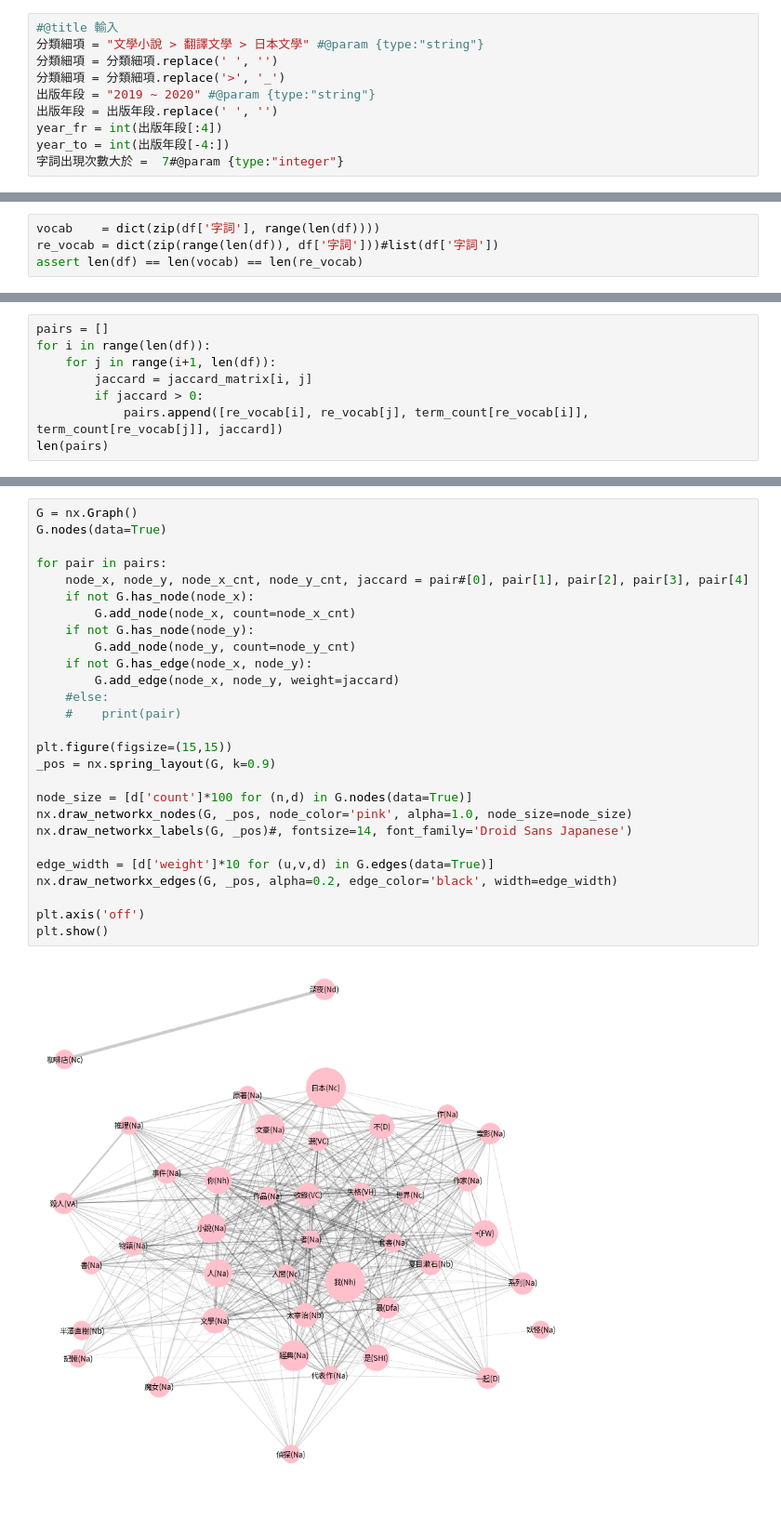
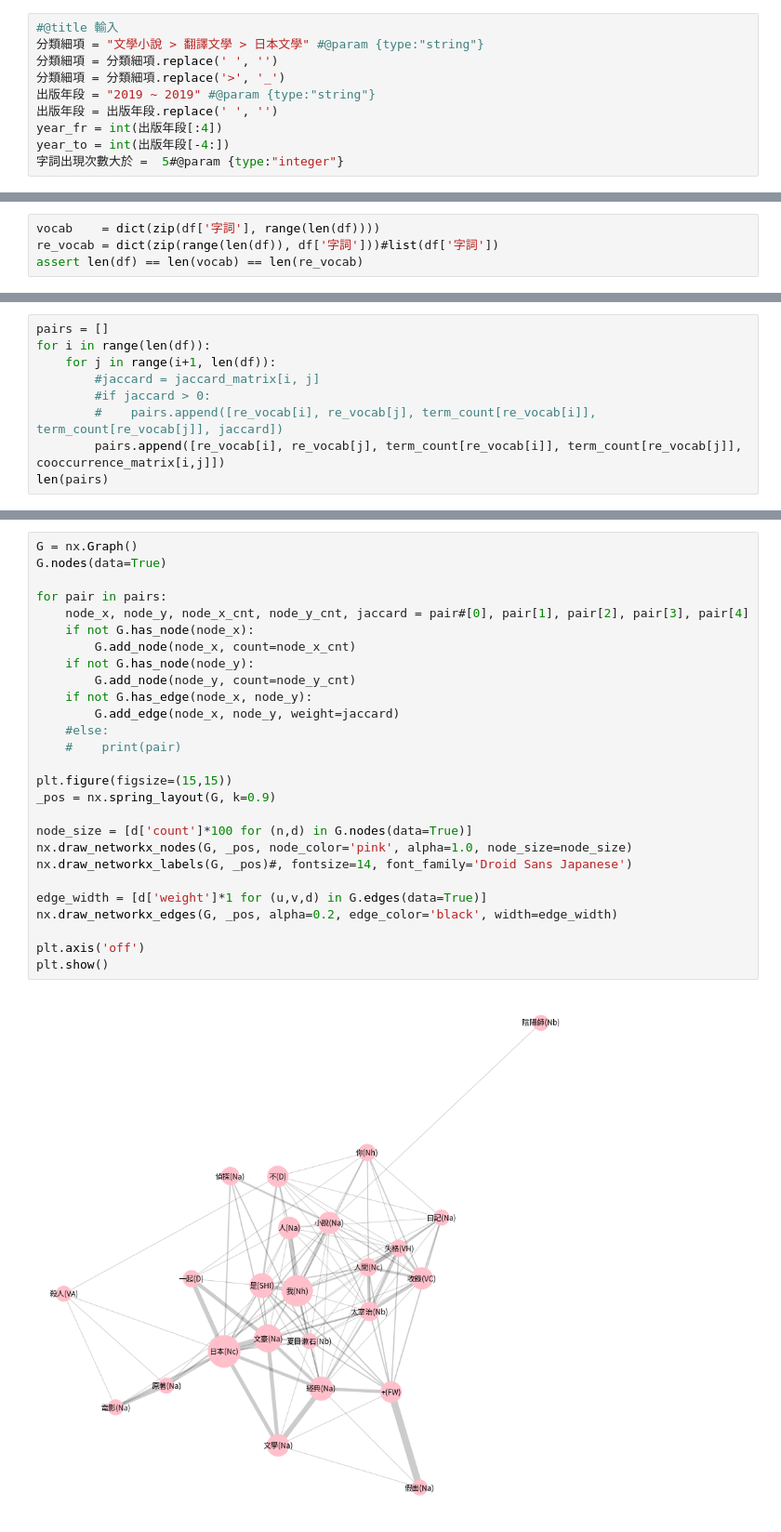
Before and after one commit to x1001000/books-chinese, a Jupyter notebook: Co_occurrence_network.ipynb, the cells around one changed output, grey strips where cells are left out. Shown: that part at 93% size. Cells and saved outputs as stored; diff of their text form.

```diff
--- a/Co_occurrence_network.ipynb
+++ b/Co_occurrence_network.ipynb
@@ -68,11 +68,11 @@ import networkx as nx
 分類細項 = "文學小說 > 翻譯文學 > 日本文學" #@param {type:"string"}
 分類細項 = 分類細項.replace(' ', '')
 分類細項 = 分類細項.replace('>', '_')
-出版年段 = "2019 ~ 2020" #@param {type:"string"}
+出版年段 = "2019 ~ 2019" #@param {type:"string"}
 出版年段 = 出版年段.replace(' ', '')
 year_fr = int(出版年段[:4])
 year_to = int(出版年段[-4:])
-字詞出現次數大於 =  7#@param {type:"integer"}
+字詞出現次數大於 =  5#@param {type:"integer"}
 # %%
 books = pd.read_csv(f'books-chinese-networkx/博客來-中文書_{分類細項}.csv')
 books['出版年'] = pd.Series(int(date[:4]) for date in books['出版日期'])
@@ -295,8 +309,9 @@ array([[1.        , 0.06060606, 0.06666667, ..., 0.        , 0.03846154,
 pairs = []
 for i in range(len(df)):
     for j in range(i+1, len(df)):
-        jaccard = jaccard_matrix[i, j]
-        if jaccard > 0:
-            pairs.append([re_vocab[i], re_vocab[j], term_count[re_vocab[i]], term_count[re_vocab[j]], jaccard])
+        #jaccard = jaccard_matrix[i, j]
+        #if jaccard > 0:
+        #    pairs.append([re_vocab[i], re_vocab[j], term_count[re_vocab[i]], term_count[re_vocab[j]], jaccard])
+        pairs.append([re_vocab[i], re_vocab[j], term_count[re_vocab[i]], term_count[re_vocab[j]], cooccurrence_matrix[i,j]])
 len(pairs)
 # %% [output]
@@ -304,29 +319,29 @@ len(pairs)
 # %%
 G = nx.Graph()
 G.nodes(data=True)
 
 for pair in pairs:
     node_x, node_y, node_x_cnt, node_y_cnt, jaccard = pair#[0], pair[1], pair[2], pair[3], pair[4]
     if not G.has_node(node_x):
         G.add_node(node_x, count=node_x_cnt)
     if not G.has_node(node_y):
         G.add_node(node_y, count=node_y_cnt)
     if not G.has_edge(node_x, node_y):
         G.add_edge(node_x, node_y, weight=jaccard)
     #else:
     #    print(pair)
 
 plt.figure(figsize=(15,15))
 _pos = nx.spring_layout(G, k=0.9)
 
 node_size = [d['count']*100 for (n,d) in G.nodes(data=True)]
 nx.draw_networkx_nodes(G, _pos, node_color='pink', alpha=1.0, node_size=node_size)
 nx.draw_networkx_labels(G, _pos)#, fontsize=14, font_family='Droid Sans Japanese')
 
-edge_width = [d['weight']*10 for (u,v,d) in G.edges(data=True)]
+edge_width = [d['weight']*1 for (u,v,d) in G.edges(data=True)]
 nx.draw_networkx_edges(G, _pos, alpha=0.2, edge_color='black', width=edge_width)
 
 plt.axis('off')
 plt.show()
 # %% [output]
-[figure, old version]
+[figure, new version]
```
Also changed, not shown: parts of 9 cells of this notebook.
